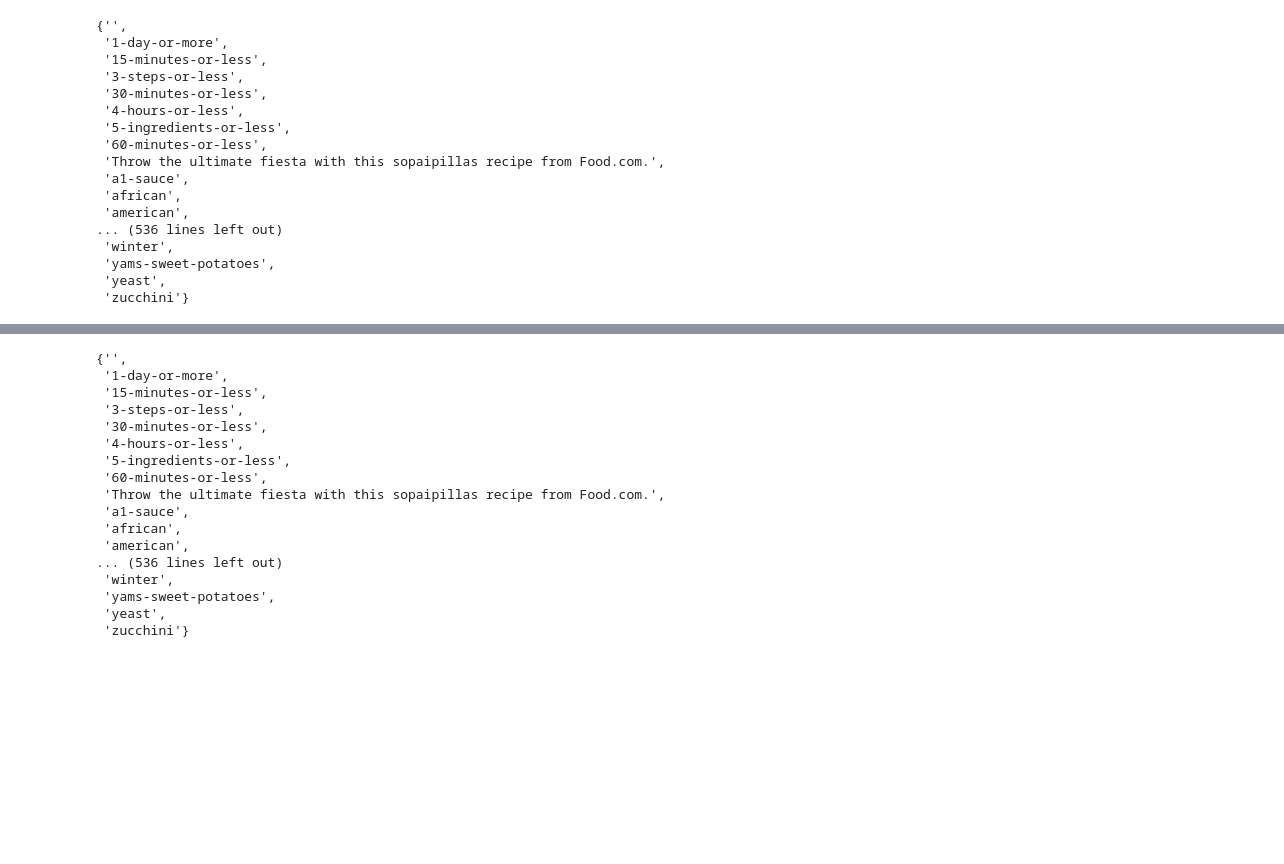
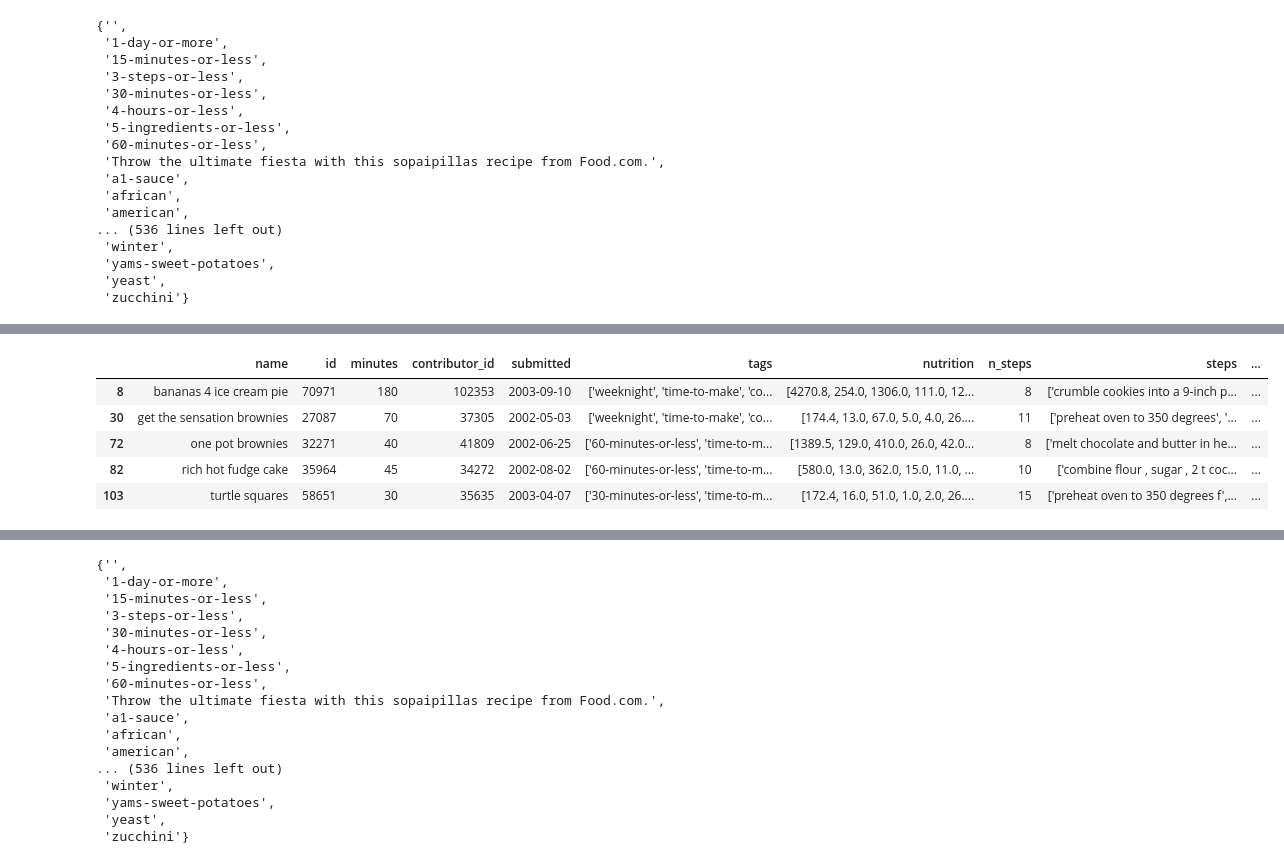
Before and after one commit to niguen/projektabeit_nlp_2, a Jupyter notebook: tag_selector.ipynb, the cells around one changed output, grey strips where cells are left out. Saved outputs shown, nothing was run; the diff lists cells and outputs as text; code cells hidden in the pictures; blank space fills up the shorter version.

```diff
--- a/tag_selector.ipynb
+++ b/tag_selector.ipynb
@@ -60,0 +61,9 @@ RAW_recipes_df_cleaned.shape
+# %%
+RAW_recipes_df_cleaned.head()
+# %% [output]
+|  | name | id | minutes | contributor_id | submitted | tags | nutrition | n_steps | steps | ... |
+| 8 | bananas 4 ice cream pie | 70971 | 180 | 102353 | 2003-09-10 | ['weeknight', 'time-to-make', 'co... | [4270.8, 254.0, 1306.0, 111.0, 12... | 8 | ['crumble cookies into a 9-inch p... | ... |
+| 30 | get the sensation brownies | 27087 | 70 | 37305 | 2002-05-03 | ['weeknight', 'time-to-make', 'co... | [174.4, 13.0, 67.0, 5.0, 4.0, 26.... | 11 | ['preheat oven to 350 degrees', '... | ... |
+| 72 | one pot brownies | 32271 | 40 | 41809 | 2002-06-25 | ['60-minutes-or-less', 'time-to-m... | [1389.5, 129.0, 410.0, 26.0, 42.0... | 8 | ['melt chocolate and butter in he... | ... |
+| 82 | rich hot fudge cake | 35964 | 45 | 34272 | 2002-08-02 | ['60-minutes-or-less', 'time-to-m... | [580.0, 13.0, 362.0, 15.0, 11.0, ... | 10 | ['combine flour , sugar , 2 t coc... | ... |
+| 103 | turtle squares | 58651 | 30 | 35635 | 2003-04-07 | ['30-minutes-or-less', 'time-to-m... | [172.4, 16.0, 51.0, 1.0, 2.0, 26.... | 15 | ['preheat oven to 350 degrees f',... | ... |
```
Also changed, not shown: parts of 23 cells of this notebook, 5 other files.
